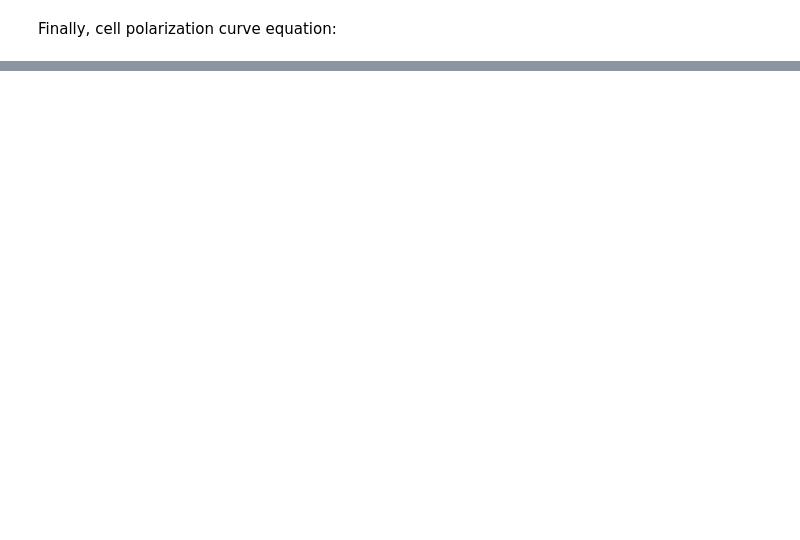
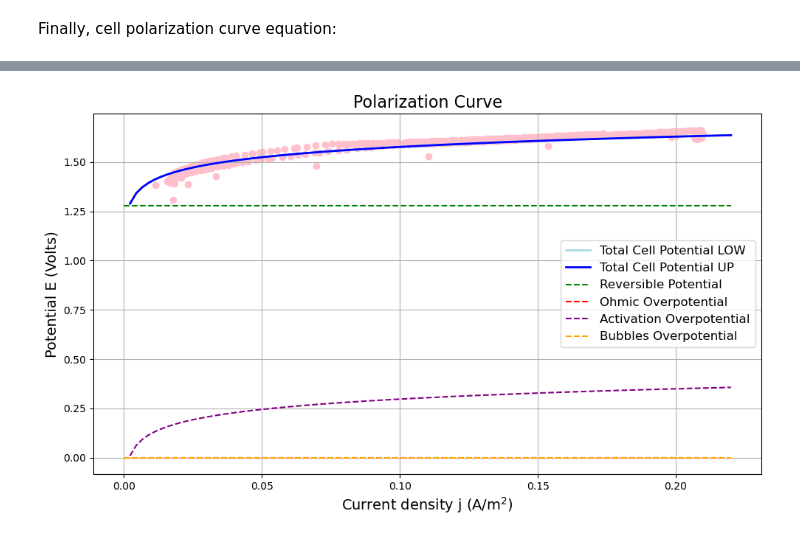
Before and after one commit to ro-kirchev/electrolyzer-system-identification, a Jupyter notebook: electrolyzer-system-identification.ipynb, the cells around one changed output, grey strips where cells are left out. Saved outputs shown, nothing was run; the diff lists cells and outputs as text; code cells hidden in the pictures; blank space fills up the shorter version.

```diff
--- a/electrolyzer-system-identification.ipynb
+++ b/electrolyzer-system-identification.ipynb
@@ -126,7 +145,7 @@ def E_activation(T, j, alpha, j_0):
     F = constants.e * constants.N_A # C/mol
 
     # Calculate overpotentials
-    eta_cathode = (R * T / (alpha * 2* F)) * np.log(j / j_0)
-    eta_anode = (R * T / ((1- alpha) * 2*F)) * np.log(j / j_0)
+    eta_cathode = (R * T / (2* alpha * F)) * np.log(j / j_0)
+    eta_anode = (R * T / (2*(1- alpha) * F)) * np.log(j / j_0)
 
     return eta_cathode + eta_anode
@@ -133,3 +162,12 @@ def E_activation(T, j, alpha, j_0):
+# %%
+def E_bub(T, j, alpha, j_s):
+    # Constants
+    R = constants.R # J/(mol*K)
+    F = constants.e * constants.N_A # C/mol
+
+    # Calculate overpotentials
+    eta_bub = (R * T / (2* alpha * F)) * (j / j_s)**2
+    return eta_bub
 # %% [markdown]
 Finally, cell polarization curve equation:
 # %%
@@ -215,0 +231,22 @@ SyntaxError: invalid syntax. Perhaps you forgot a comma? (449451698.py, line 16)
+# %%
+# E_cell(j, T, j_0, j_s, alpha, r)
+model = Model(E_cell, independent_vars=['j', 'T'])
+
+# Create parameters, with initial values and (optional) bounds
+params = Parameters()
+params.add('j_0', value=0.001, min=0, max=0.05)
+params.add('j_s', value=30, min=0)
+params.add('alpha', value=0.1, min=0, max=1)
+params.add('r', value=0.5, min=5e-5, max=1)
+
+# Fit the model to the data
+result = model.fit(V_measured, j=I_measured, T=T_measured, params=params)
+
+# Print the fitting results
+print(result.fit_report())
+
+# If you want to access the best-fit values directly
+j_0_best = result.params['j_0'].value
+j_s_best = result.params['j_s'].value
+alpha_best = result.params['alpha'].value
+r_best = result.params['r'].value
@@ -215,0 +271,6 @@ SyntaxError: invalid syntax. Perhaps you forgot a comma? (449451698.py, line 16)
+# %%
+j_values = np.linspace(0, 0.22, 100)
+
+draw_polarization_curves(j_values, j_0_best, j_s_best, alpha_best, r_best, I_measured, V_measured, T_measured)
+# %% [output]
+[figure, added]
```
Also changed, not shown: parts of 12 cells of this notebook, 1 other file.
